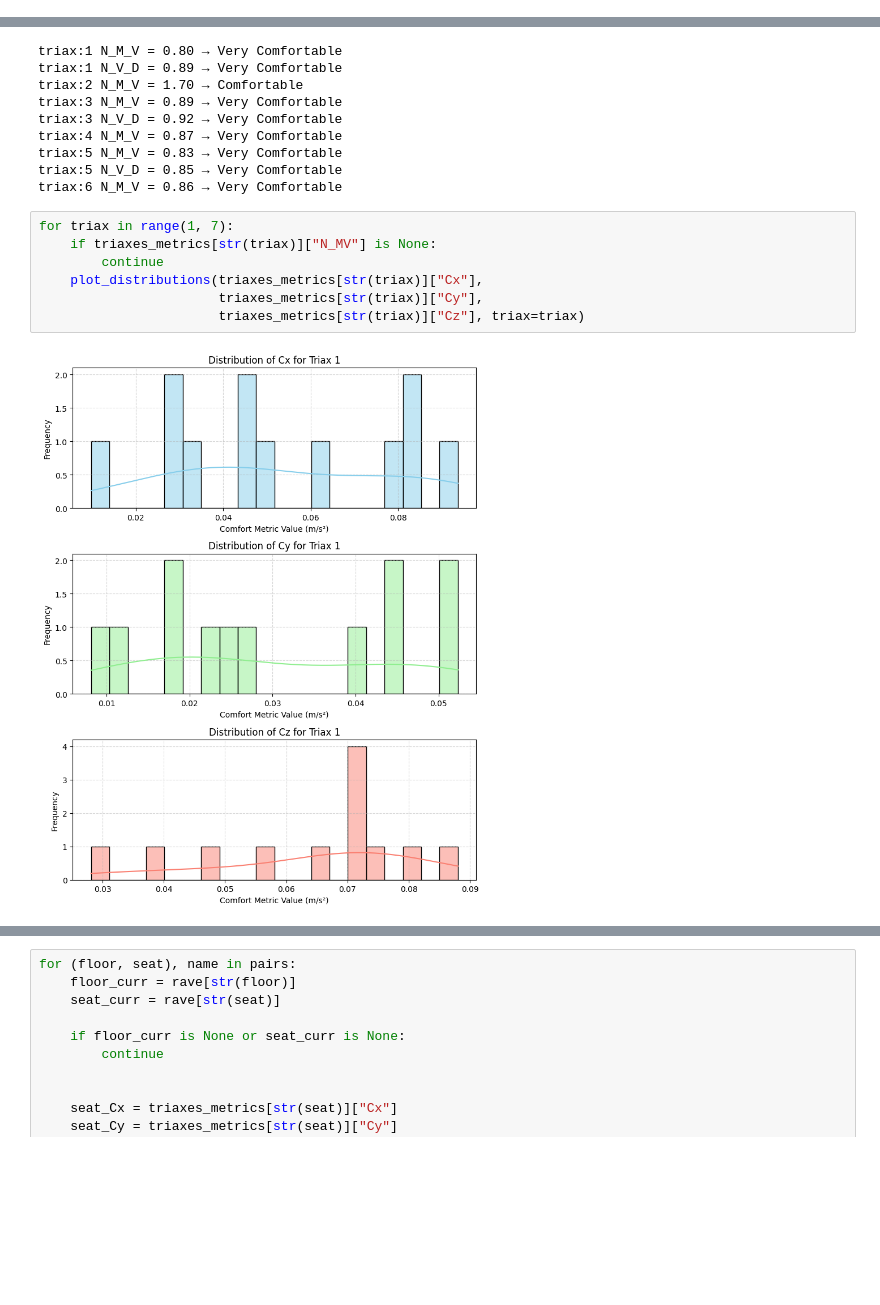
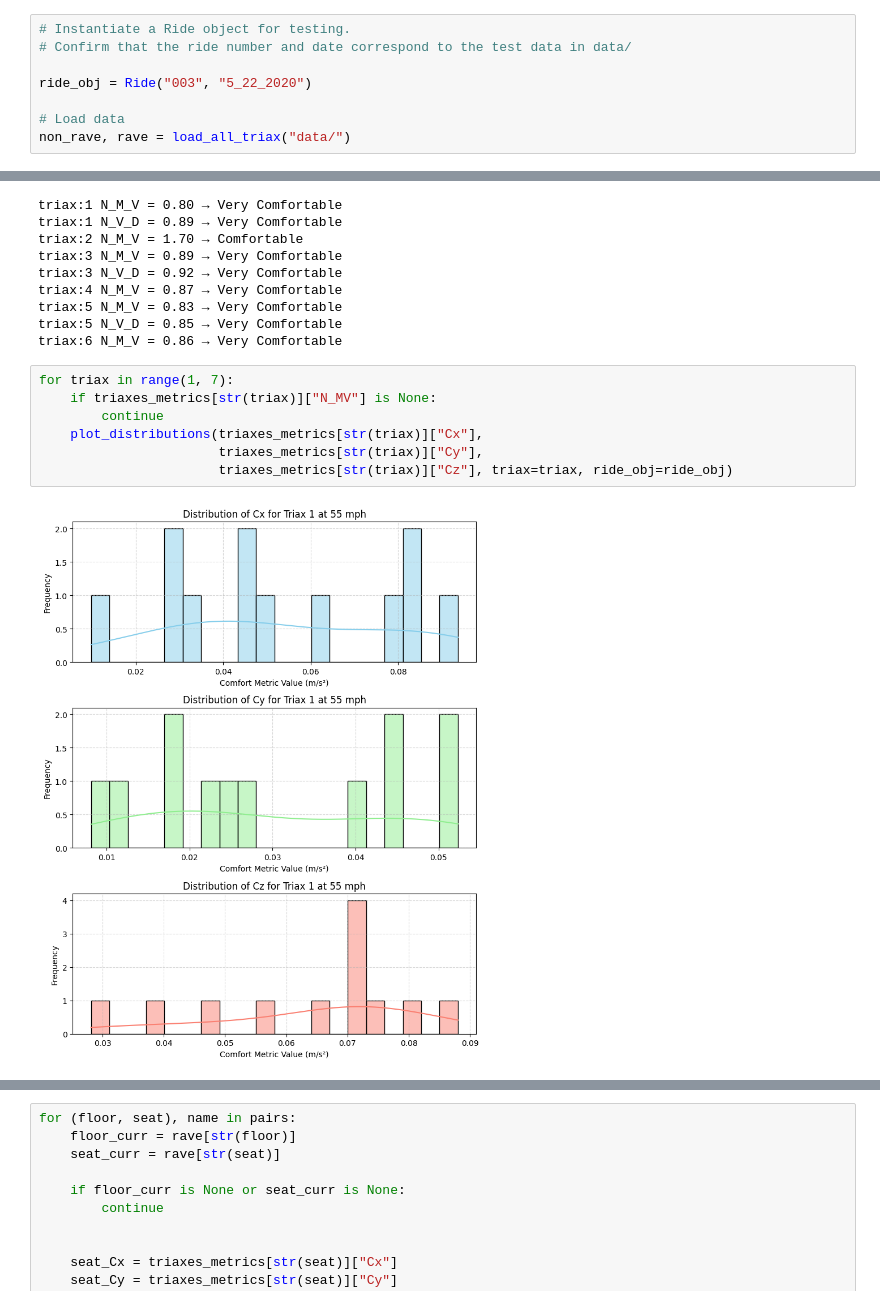
Before and after one commit to credwood/ride_comfort, a Jupyter notebook: calculations.ipynb, the cells around one changed output, grey strips where cells are left out. Saved outputs shown, nothing was run; the diff lists cells and outputs as text; blank space fills up the shorter version.

```diff
--- a/calculations.ipynb
+++ b/calculations.ipynb
@@ -54,0 +53,8 @@ non_rave, rave = load_all_triax("data/")
+# %%
+# Instantiate a Ride object for testing.
+# Confirm that the ride number and date correspond to the test data in data/
+
+ride_obj = Ride("003", "5_22_2020")
+
+# Load data
+non_rave, rave = load_all_triax("data/")
@@ -148,9 +169,9 @@ triax:6 N_M_V = 0.86 → Very Comfortable
 # %%
 for triax in range(1, 7):
     if triaxes_metrics[str(triax)]["N_MV"] is None:
         continue
     plot_distributions(triaxes_metrics[str(triax)]["Cx"],
                        triaxes_metrics[str(triax)]["Cy"],
-                       triaxes_metrics[str(triax)]["Cz"], triax=triax)
+                       triaxes_metrics[str(triax)]["Cz"], triax=triax, ride_obj=ride_obj)
 # %% [output]
-[figure, old version]
+[figure, new version]
```
Also changed, not shown: parts of 16 cells of this notebook, 4 other files.
